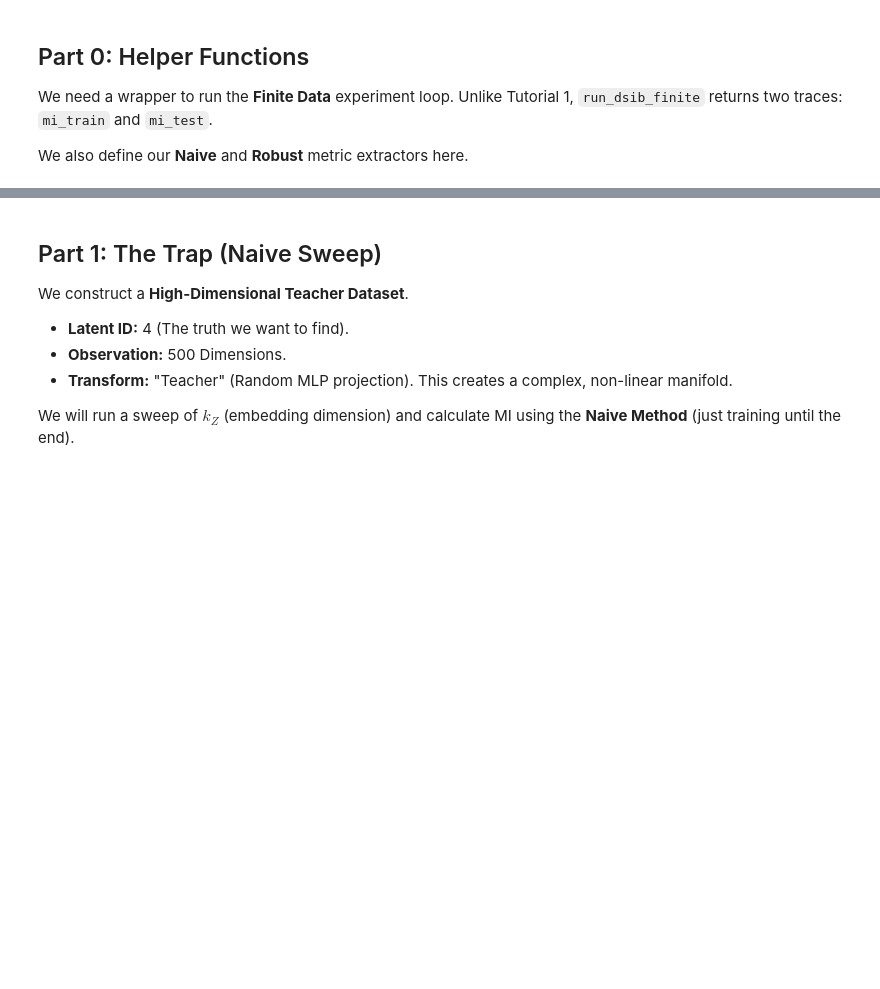
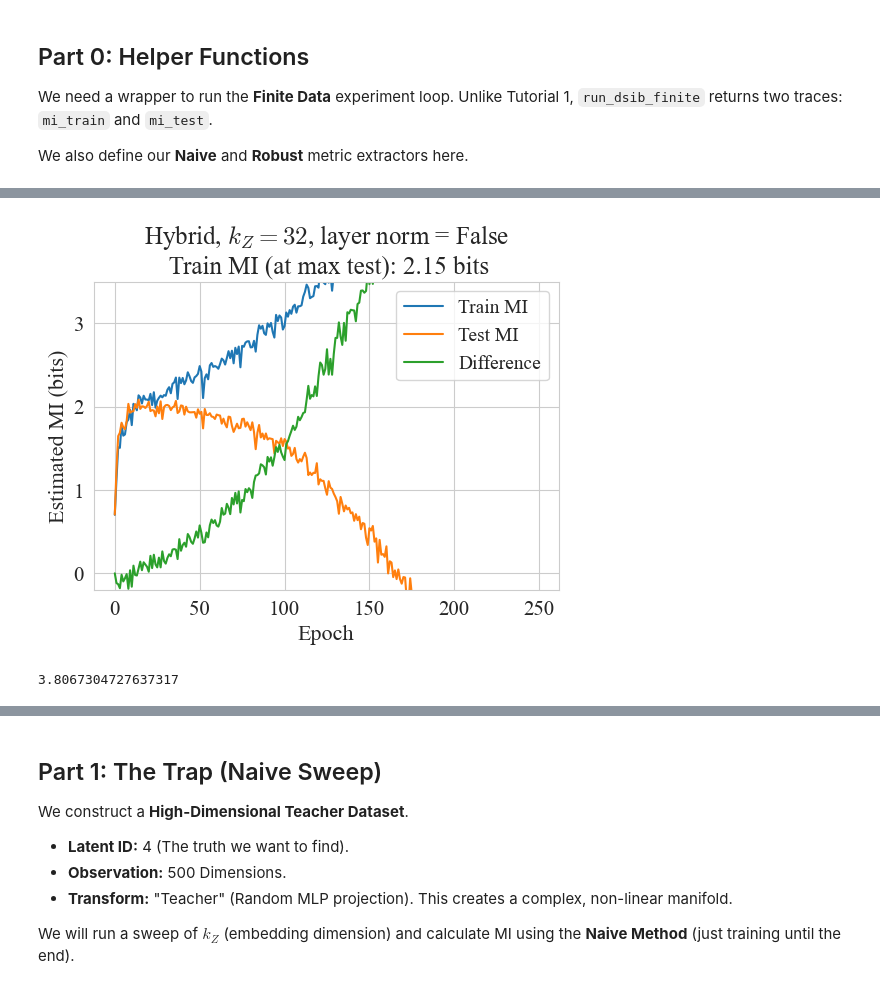
Before and after one commit to paarthgulati/dim_est, a Jupyter notebook: tutorials/02_Finite_Data_and_Generalization_Linear1.ipynb, the cells around one changed output, grey strips where cells are left out. Cells and saved outputs as stored; diff of their text form; code cells hidden in the pictures; blank space fills up the shorter version.

```diff
--- a/tutorials/02_Finite_Data_and_Generalization_Linear1.ipynb
+++ b/tutorials/02_Finite_Data_and_Generalization_Linear1.ipynb
@@ -50,0 +146,12 @@ We also define our **Naive** and **Robust** metric extractors here.
+# %%
+plt.plot(a[0][0], label='Train MI')
+plt.plot(a[0][1], label='Test MI')
+plt.plot(a[0][0]- a[0][1], label='Difference')
+plt.xlabel('Epoch')
+plt.ylabel('Estimated MI (bits)')
+plt.title(fr'Hybrid, $k_Z=32$, layer norm = False' + f'\n Train MI (at max test): {a[1][0][0]:.2f} bits')
+plt.legend()
+plt.ylim(-0.2, 3.5);
+# plt.xscale('log');
+# %% [output]
+[figure, added]
@@ -50,0 +160,4 @@ We also define our **Naive** and **Robust** metric extractors here.
+# %%
+(sum(c**2))**2/sum(c**4)
+# %% [output]
+3.8067304727637317
```
Also changed, not shown: parts of 16 cells of this notebook, 12 other files.
